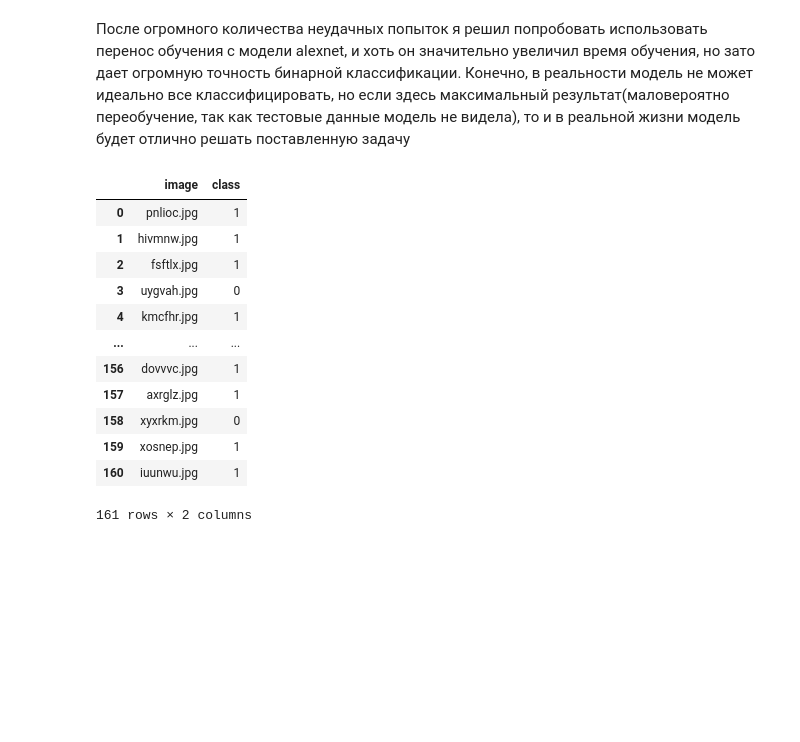
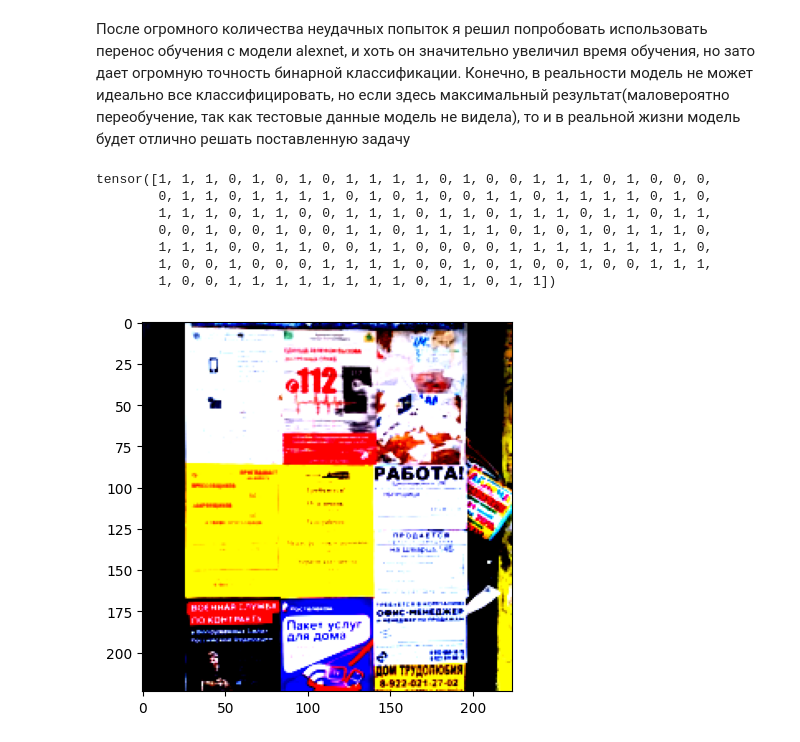
Before and after one commit to IvanMedvedev11/AI-challenge-2025-main-stage, a Jupyter notebook: model.ipynb, the cells around one changed output. Saved outputs shown, nothing was run; the diff lists cells and outputs as text; code cells hidden in the pictures; blank space fills up the shorter version.

```diff
--- a/model.ipynb
+++ b/model.ipynb
@@ -366,18 +393,19 @@ y_preds = predict(rostelecomnet, test)
 
 test_data['class'] = y_preds.detach().numpy()
 test_data.to_csv('data/submit.csv')
-test_data
+y_preds
 # %% [output]
-|  | image | class |
-| 0 | pnlioc.jpg | 1 |
-| 1 | hivmnw.jpg | 1 |
-| 2 | fsftlx.jpg | 1 |
-| 3 | uygvah.jpg | 0 |
-| 4 | kmcfhr.jpg | 1 |
-| ... | ... | ... |
-| 156 | dovvvc.jpg | 1 |
-| 157 | axrglz.jpg | 1 |
-| 158 | xyxrkm.jpg | 0 |
-| 159 | xosnep.jpg | 1 |
-| 160 | iuunwu.jpg | 1 |
-161 rows × 2 columns
+tensor([1, 1, 1, 0, 1, 0, 1, 0, 1, 1, 1, 1, 0, 1, 0, 0, 1, 1, 1, 0, 1, 0, 0, 0,
+        0, 1, 1, 0, 1, 1, 1, 1, 0, 1, 0, 1, 0, 0, 1, 1, 0, 1, 1, 1, 1, 0, 1, 0,
+        1, 1, 1, 0, 1, 1, 0, 0, 1, 1, 1, 0, 1, 1, 0, 1, 1, 1, 0, 1, 1, 0, 1, 1,
+        0, 0, 1, 0, 0, 1, 0, 0, 1, 1, 0, 1, 1, 1, 1, 0, 1, 0, 1, 0, 1, 1, 1, 0,
+        1, 1, 1, 0, 0, 1, 1, 0, 0, 1, 1, 0, 0, 0, 0, 1, 1, 1, 1, 1, 1, 1, 1, 0,
+        1, 0, 0, 1, 0, 0, 0, 1, 1, 1, 1, 0, 0, 1, 0, 1, 0, 0, 1, 0, 0, 1, 1, 1,
+        1, 0, 0, 1, 1, 1, 1, 1, 1, 1, 1, 0, 1, 1, 0, 1, 1])
+# %%
+cam_extractor = GradCAM(rostelecomnet, target_layer="features.12")
+activation_map = cam_extractor(int(y_preds[1]), rostelecomnet.forward(test))
+plt.imshow(test[1].permute(1, 2, 0).clamp(0, 1).detach().numpy())
+plt.show()
+# %% [output]
+[figure, added]
```
Also changed, not shown: parts of 8 cells of this notebook.
